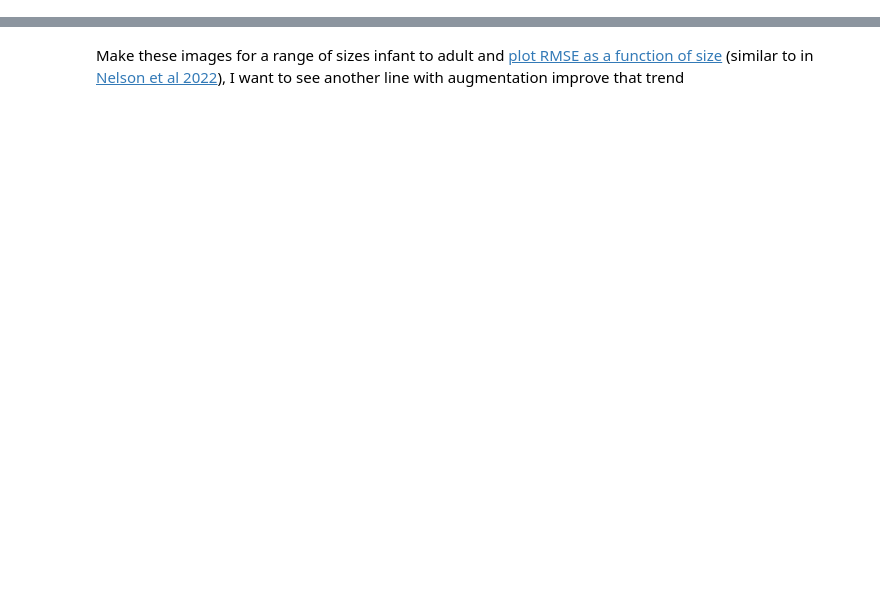
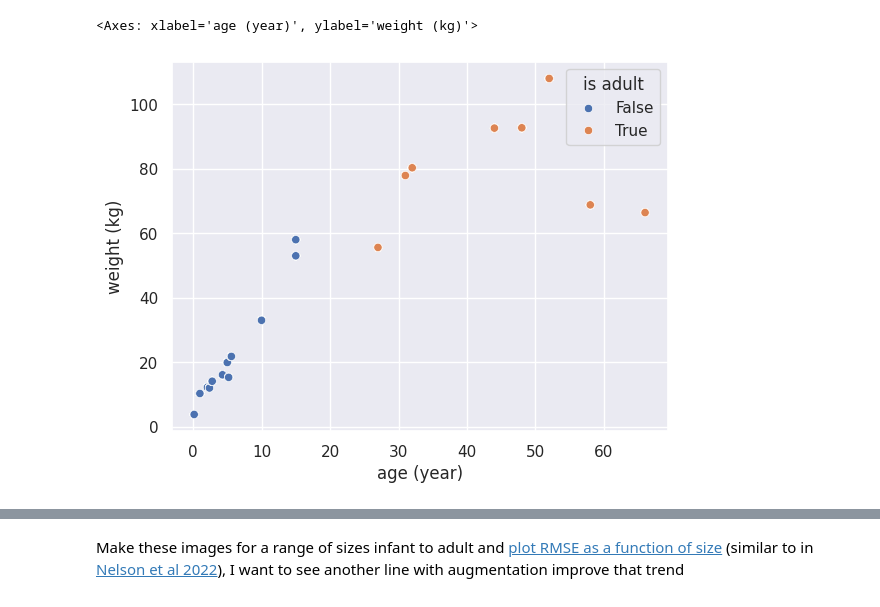
Before and after one commit to brandonjnelsonFDA/pediatric-CT-noise-texture-augmentation, a Jupyter notebook: notebooks/patient_images.ipynb, the cells around one changed output, grey strips where cells are left out. Drawn from its saved outputs; the diff is of its cells as text; code cells hidden in the pictures; blank space fills up the shorter version.

```diff
--- a/notebooks/patient_images.ipynb
+++ b/notebooks/patient_images.ipynb
@@ -77,0 +190,21 @@ plt.savefig(f'test_patient.png', dpi=600, bbox_inches='tight')
+# %%
+# this cell is similar to above, it should be in the code and imported into notebooks
+df['sim number'] = np.nan
+df['rmse'] = np.nan
+
+rows_list = []
+for idx, patient in df.iterrows():
+    offset = 1000 if patient.recon == 'fbp' else 0
+    img = load_img(base_dir / patient.file) - offset
+    gt = load_img(base_dir / get_ground_truth(patient.file)) - 1000
+
+    if img.ndim == 2: img = img[None, ...]
+    nsims = img.shape[0]
+    for n, o in enumerate(img):
+        patient['sim number'] = n
+        patient['rmse'] = rmse(o, gt)
+        rows_list.append(pd.DataFrame(patient).T)
+results = pd.concat(rows_list, ignore_index=True)
+results['phantom'] = 'anthropomorphic'
+# results.pop('file')
+results
@@ -77,0 +227,8 @@ plt.savefig(f'test_patient.png', dpi=600, bbox_inches='tight')
+# %%
+df['is adult'] = df['age (year)'] >= 22
+# %%
+import seaborn as sns
+sns.scatterplot(data=df, x='age (year)', y='weight (kg)', hue='is adult')
+# %% [output]
+<Axes: xlabel='age (year)', ylabel='weight (kg)'>
+[figure, added]
```
Also changed, not shown: parts of 28 cells of this notebook, 15 other files.
